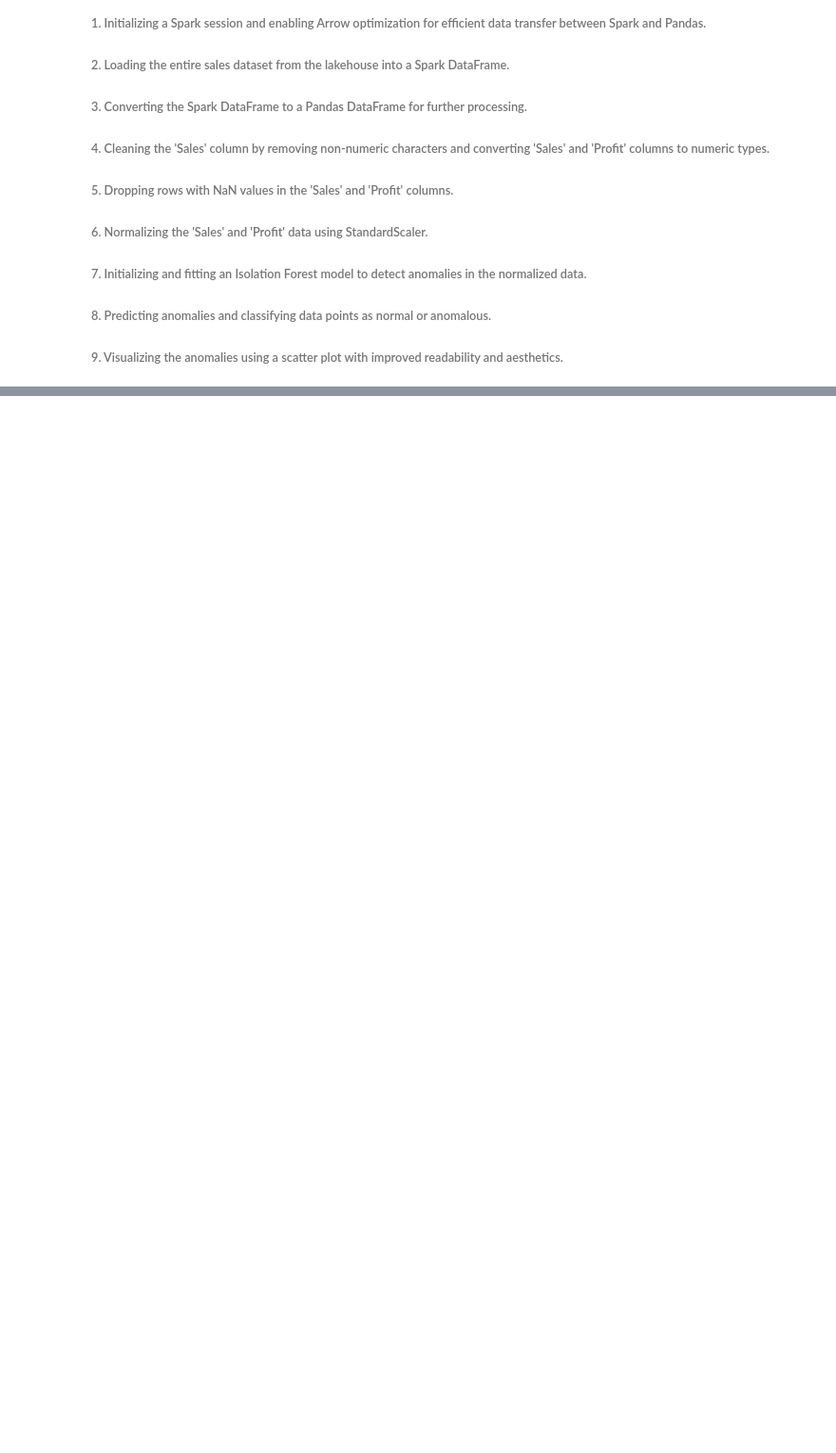
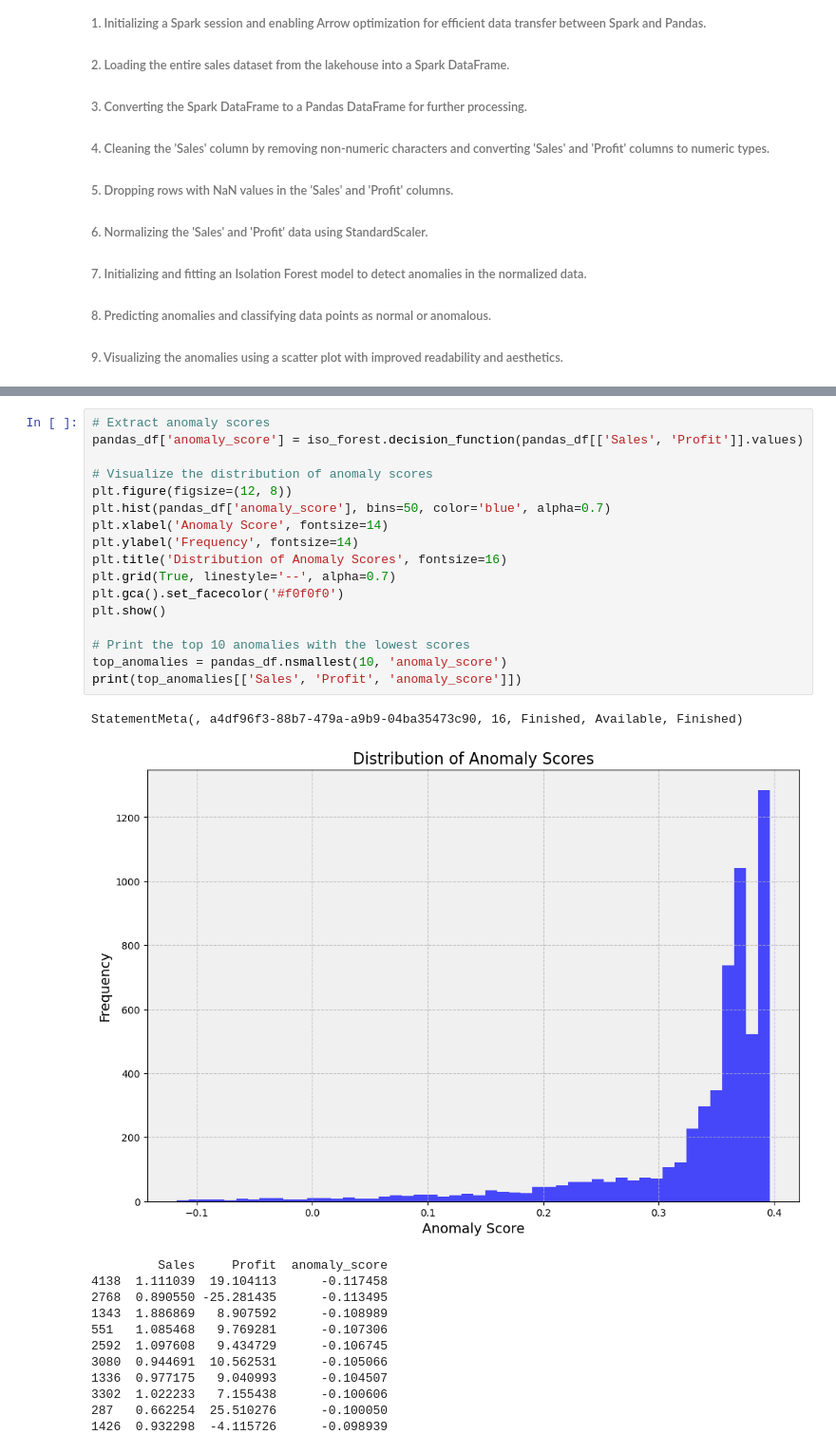
Before and after one commit to sophiakobzar/SmartSalesGuard, a Jupyter notebook: smartGuard.ipynb, the cells around one changed output, grey strips where cells are left out. Shown at 95% size. Cells and saved outputs as stored; diff of their text form; blank space fills up the shorter version.

```diff
--- a/smartGuard.ipynb
+++ b/smartGuard.ipynb
@@ -84,0 +104,31 @@ Number of anomalies detected: 73
+# %%
+# Extract anomaly scores
+pandas_df['anomaly_score'] = iso_forest.decision_function(pandas_df[['Sales', 'Profit']].values)
+
+# Visualize the distribution of anomaly scores
+plt.figure(figsize=(12, 8))
+plt.hist(pandas_df['anomaly_score'], bins=50, color='blue', alpha=0.7)
+plt.xlabel('Anomaly Score', fontsize=14)
+plt.ylabel('Frequency', fontsize=14)
+plt.title('Distribution of Anomaly Scores', fontsize=16)
+plt.grid(True, linestyle='--', alpha=0.7)
+plt.gca().set_facecolor('#f0f0f0')
+plt.show()
+
+# Print the top 10 anomalies with the lowest scores
+top_anomalies = pandas_df.nsmallest(10, 'anomaly_score')
+print(top_anomalies[['Sales', 'Profit', 'anomaly_score']])
+# %% [output]
+StatementMeta(, a4df96f3-88b7-479a-a9b9-04ba35473c90, 16, Finished, Available, Finished)
+[figure, added]
+         Sales     Profit  anomaly_score
+4138  1.111039  19.104113      -0.117458
+2768  0.890550 -25.281435      -0.113495
+1343  1.886869   8.907592      -0.108989
+551   1.085468   9.769281      -0.107306
+2592  1.097608   9.434729      -0.106745
+3080  0.944691  10.562531      -0.105066
+1336  0.977175   9.040993      -0.104507
+3302  1.022233   7.155438      -0.100606
+287   0.662254  25.510276      -0.100050
+1426  0.932298  -4.115726      -0.098939
```
Also changed, not shown: parts of 3 cells of this notebook.
